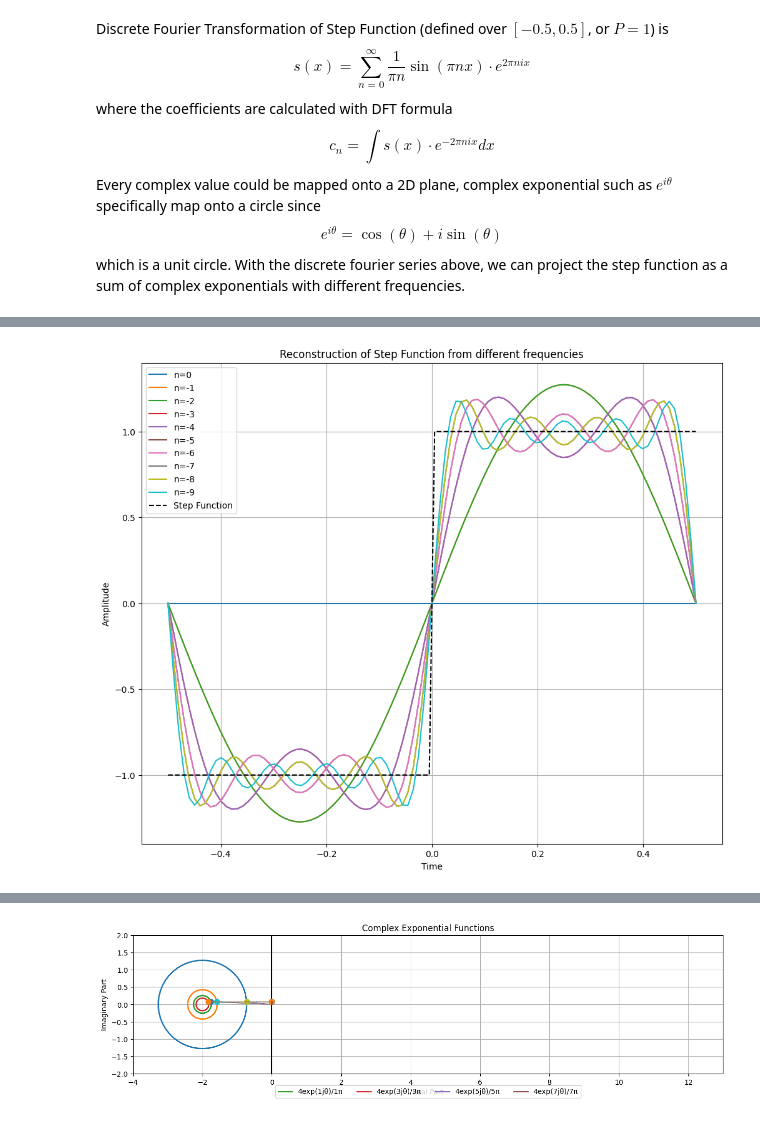
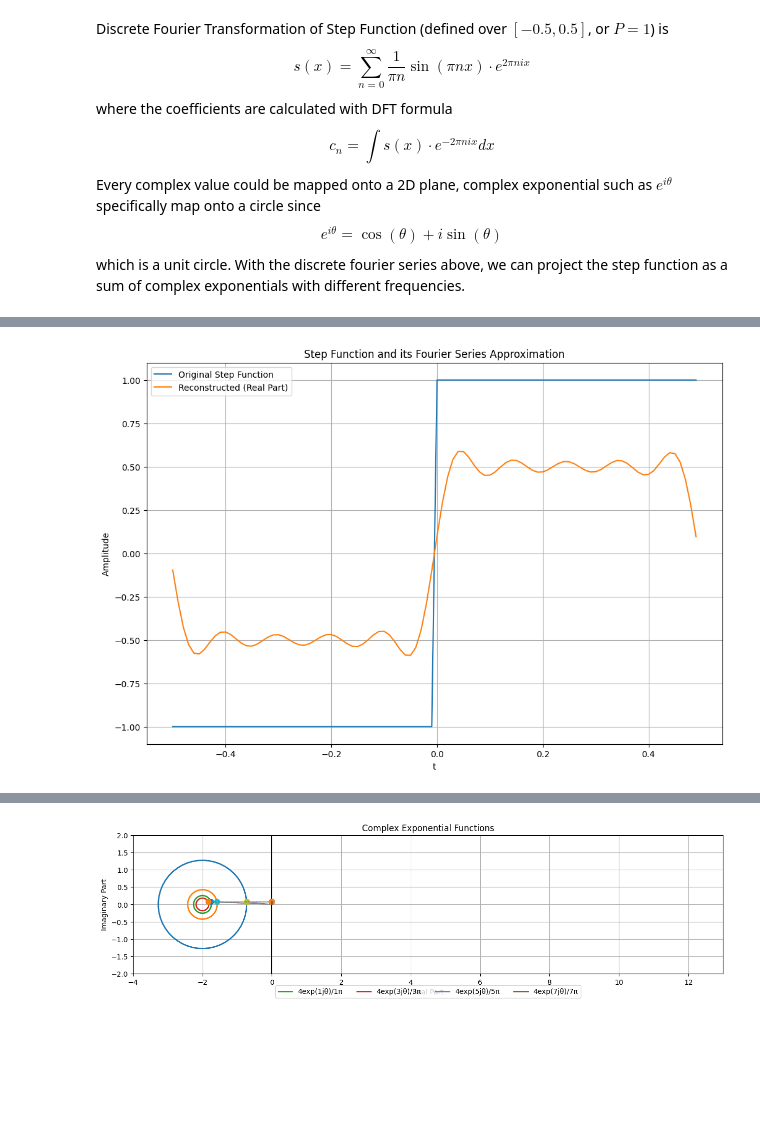
Before and after one commit to fangyuan-ksgk/waveletGPT, a Jupyter notebook: test.ipynb, the cells around one changed output, grey strips where cells are left out. Cells and saved outputs as stored; diff of their text form; code cells hidden in the pictures; blank space fills up the shorter version.

```diff
--- a/test.ipynb
+++ b/test.ipynb
@@ -68 +78,9 @@ fourier_reconstruction = np.sum(signals, axis=0)
+# %%
+num_steps = 100
+
+# Temporal Array
+t = np.linspace(-0.5, 0.5, num_steps)
+
+# Step Function
+step_function = np.where(t < 0, -1)  # no 0 in t, skip the dicontinuity point handling at t=0
 # %%
@@ -105,28 +117,0 @@ ax.view_init(elev=20, azim=45)
-# %%
-# Plotting function (make complex form to unify the procedure)
-
-import matplotlib.pyplot as plt
-import numpy as np
-
-complex_step_function = step_function + 1j * np.zeros_like(step_function)
-
-fig, ax = plt.subplots(figsize=(12, 10))
-
-for i in range(len(signals)//2):
-    mid_index = len(signals)//2
-    real_parts = np.real(signals[mid_index - i: mid_index + i + 1].sum(axis=0))
-    freq = ns[mid_index - i]
-    ax.plot(t, real_parts, label=f'n={freq}')
-
-real_parts = np.real(complex_step_function)
-ax.plot(t, real_parts, label='Step Function', linestyle='--', color='black')
-
-ax.set_xlabel('Time')
-ax.set_ylabel('Amplitude')
-ax.set_title('Reconstruction of Step Function from different frequencies')
-
-ax.legend()
-plt.grid(True)
-plt.show()
-# %% [output]
-[figure, removed]
@@ -163,0 +118,12 @@ ani.save('step_function_reconstruction.gif', writer='pillow')
+# %%
+plt.figure(figsize=(12, 8))
+plt.plot(t, step_function, label='Original Step Function')
+plt.plot(t, reconstructed.real, label='Reconstructed (Real Part)')
+plt.legend()
+plt.title('Step Function and its Fourier Series Approximation')
+plt.xlabel('t')
+plt.ylabel('Amplitude')
+plt.grid(True)
+plt.show()
+# %% [output]
+[figure, added]
```
Also changed, not shown: parts of 10 cells of this notebook.
